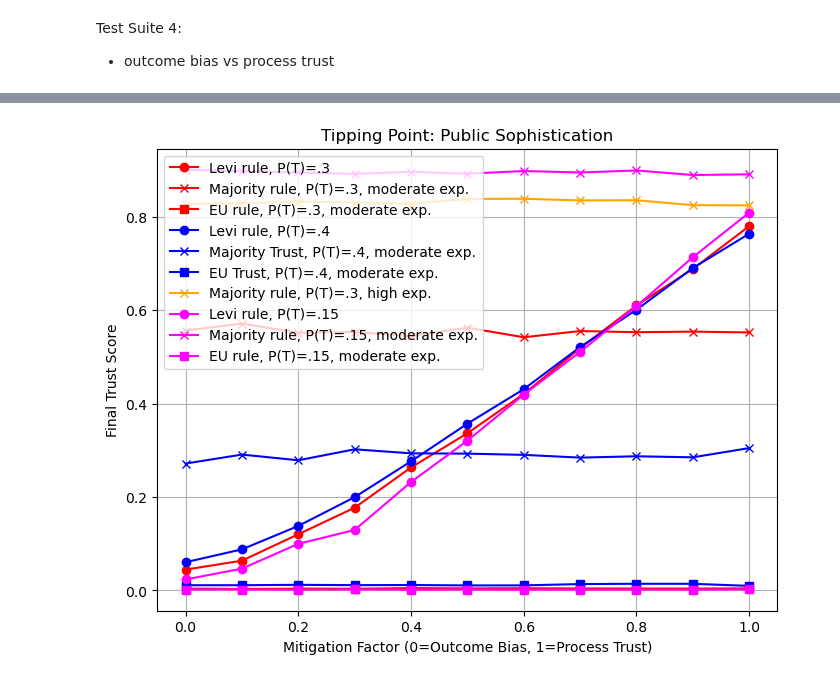
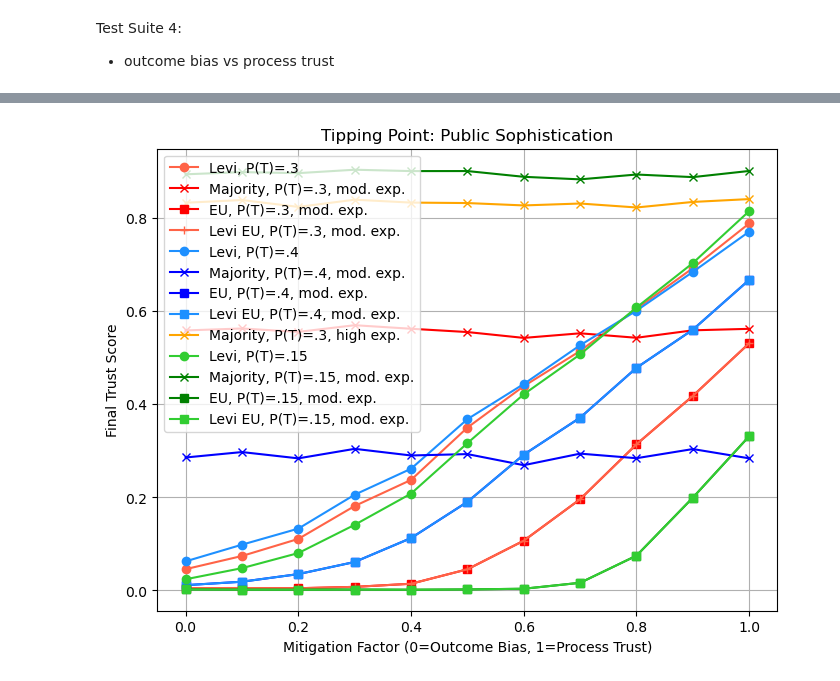
Before and after one commit to g4v4g4i/fast-science-policy-sim, a Jupyter notebook: advisory-board-fast-science.ipynb, the cells around one changed output, grey strips where cells are left out. Saved outputs shown, nothing was run; the diff lists cells and outputs as text; code cells hidden in the pictures.

```diff
--- a/advisory-board-fast-science.ipynb
+++ b/advisory-board-fast-science.ipynb
@@ -484,3 +578,23 @@ def run_trust_sweep(parameter_name, parameter_values, ground_truth_prob, leaning
         })
 
     return pd.DataFrame(results)
+# %%
+# TEST 3: The "Unforgiving Public"
+# Vary penalty from 0.01 (Gentle) to 0.20 (Harsh/Cancel Culture)
+
+simulation_args = [
+    ('Penalty Severity', np.linspace(0.01, 0.2, 10), .3, .6, .2, -5, .4),  #df_penalty
+    ('Penalty Severity', np.linspace(0.01, 0.2, 10), .15, .6, .2, -5, .4), #df_penalty3
+    ('Penalty Severity', np.linspace(0.01, 0.2, 10), .3, .6, .2, -5, .55)  #df_penalty2
+]
+
+def simulation_wrapper(args):
+    return run_trust_sweep(*args)
+
+if __name__ == '__main__':
+    # 3. Run with process_map
+    # max_workers=6 sets the number of CPU cores to use
+    results = process_map(simulation_wrapper, simulation_args, max_workers=3)
+
+    # 4. Unpack results
+    df_penalty, df_penalty3, df_penalty2 = results
@@ -548,35 +667,45 @@ Running trust sweep for Public Sophistication...
 # %%
 fig, ax4 = plt.subplots(1, 1, figsize=(8, 6))
 
 ax4.plot(df_sophistication['Parameter'], df_sophistication['Levi_Trust_Mean'],
-         label='Levi rule, P(T)=.3', marker='o', color='red')
+         label='Levi, P(T)=.3', marker='o', color='tomato')
 ax4.plot(df_sophistication['Parameter'], df_sophistication['Maj_Trust_Mean'],
-         label='Majority rule, P(T)=.3, moderate exp.', marker='x', color='red')
+         label='Majority, P(T)=.3, mod. exp.', marker='x', color='red')
 ax4.plot(df_sophistication['Parameter'], df_sophistication['EU_Trust_Mean'],
-         label='EU rule, P(T)=.3, moderate exp.', marker='s', color='red')
+         label='EU, P(T)=.3, mod. exp.', marker='s', color='red')
+ax4.plot(df_sophistication['Parameter'], df_sophistication['Levi_EU_Trust_Mean'],
+         label='Levi EU, P(T)=.3, mod. exp.', marker='+', color='tomato')
+
 ax4.plot(df_sophistication2['Parameter'], df_sophistication2['Levi_Trust_Mean'],
-          label='Levi rule, P(T)=.4', marker='o', color='blue')
+          label='Levi, P(T)=.4', marker='o', color='dodgerblue')
 ax4.plot(df_sophistication2['Parameter'], df_sophistication2['Maj_Trust_Mean'],
-          label='Majority Trust, P(T)=.4, moderate exp.', marker='x', color='blue')
+          label='Majority, P(T)=.4, mod. exp.', marker='x', color='blue')
 ax4.plot(df_sophistication2['Parameter'], df_sophistication2['EU_Trust_Mean'],
-          label='EU Trust, P(T)=.4, moderate exp.', marker='s', color='blue')
+          label='EU, P(T)=.4, mod. exp.', marker='s', color='blue')
+ax4.plot(df_sophistication2['Parameter'], df_sophistication2['Levi_EU_Trust_Mean'],
+          label='Levi EU, P(T)=.4, mod. exp.', marker='s', color='dodgerblue')
+
 # ax4.plot(df_sophistication3['Parameter'], df_sophistication3['Levi_Trust_Mean'],
 #          label='Levi Trust, P(threat)=.3', marker='o')
+
 ax4.plot(df_sophistication3['Parameter'], df_sophistication3['Maj_Trust_Mean'],
-         label='Majority rule, P(T)=.3, high exp.', marker='x', color='orange')
-ax4.plot(df_sophistication['Parameter'], df_sophistication4['Levi_Trust_Mean'],
-         label='Levi rule, P(T)=.15', marker='o', color='magenta')
-ax4.plot(df_sophistication['Parameter'], df_sophistication4['Maj_Trust_Mean'],
-         label='Majority rule, P(T)=.15, moderate exp.', marker='x', color='magenta')
-ax4.plot(df_sophistication['Parameter'], df_sophistication4['EU_Trust_Mean'],
-         label='EU rule, P(T)=.15, moderate exp.', marker='s', color='magenta')
+         label='Majority, P(T)=.3, high exp.', marker='x', color='orange')
+
+ax4.plot(df_sophistication4['Parameter'], df_sophistication4['Levi_Trust_Mean'],
+         label='Levi, P(T)=.15', marker='o', color='limegreen')
+ax4.plot(df_sophistication4['Parameter'], df_sophistication4['Maj_Trust_Mean'],
+         label='Majority, P(T)=.15, mod. exp.', marker='x', color='green')
+ax4.plot(df_sophistication4['Parameter'], df_sophistication4['EU_Trust_Mean'],
+         label='EU, P(T)=.15, mod. exp.', marker='s', color='green')
+ax4.plot(df_sophistication4['Parameter'], df_sophistication4['Levi_EU_Trust_Mean'],
+         label='Levi EU, P(T)=.15, mod. exp.', marker='s', color='limegreen')
 
 ax4.set_title('Tipping Point: Public Sophistication')
 ax4.set_xlabel('Mitigation Factor (0=Outcome Bias, 1=Process Trust)')
 ax4.set_ylabel('Final Trust Score')
 ax4.legend()
 ax4.grid(True)
 
 plt.show()
 # %% [output]
-[figure, old version]
+[figure, new version]
```
Also changed, not shown: parts of 13 cells of this notebook.
